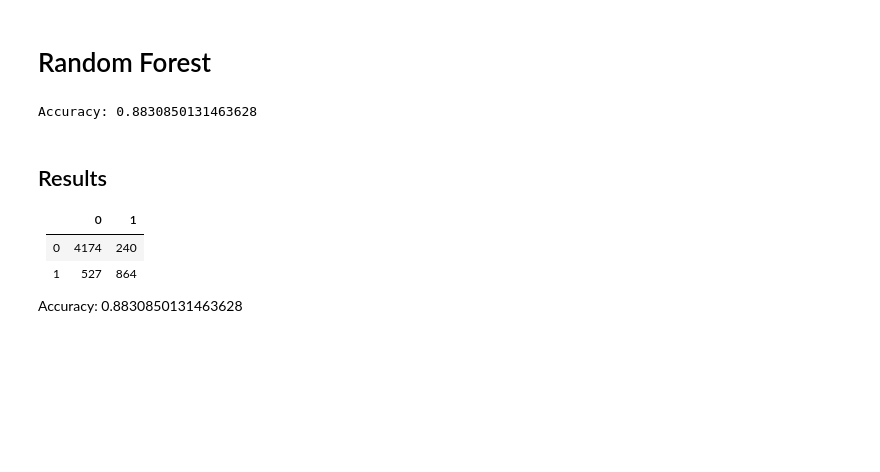
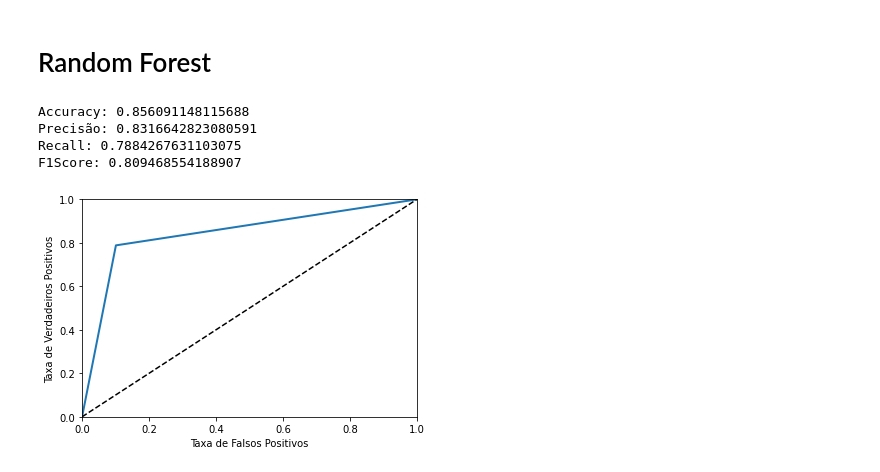
Before and after one commit to mrelero/machine-learning-anatel-database, a Jupyter notebook: primary-ml-techs.ipynb, the cells around one changed output. Saved outputs shown, nothing was run; the diff lists cells and outputs as text; code cells hidden in the pictures; blank space fills up the shorter version.

```diff
--- a/primary-ml-techs.ipynb
+++ b/primary-ml-techs.ipynb
@@ -162,22 +314,27 @@ Accuracy: 0.8304995617879053
 # %%
 from sklearn.ensemble import RandomForestClassifier
 
 Rand_Forest_Class = RandomForestClassifier()
 
 Rand_Forest_Class.fit(X_train, y_train)
 
 y_pred = Rand_Forest_Class.predict(X_test)
 
 print("Accuracy:",metrics.accuracy_score(y_test, y_pred))
 cmRF = confusion_matrix(y_test, y_pred)
+
+
+pRF = precision_score(y_test,y_pred)
+rRF = recall_score(y_test,y_pred)
+F1RF = f1_score(y_test, y_pred)
+print("Precisão:", pRF)
+print("Recall:", rRF)
+print("F1Score:", F1RF)
+fprRF, tprRF, threshold_RF = roc_curve(y_test,y_pred)
+plot_roc_curve(fprRF,tprRF)
 # %% [output]
-Accuracy: 0.8830850131463628
+Accuracy: 0.856091148115688
+Precisão: 0.8316642823080591
+Recall: 0.7884267631103075
+F1Score: 0.809468554188907
+[figure, added]
-# %% [markdown]
-## Results
-
-|          |     0       |     1      |
-|----------|-------------|------------|
-|     0    |     4174    |     240    |
-|     1    |     527     |     864    |
-
-Accuracy: 0.8830850131463628
```
Also changed, not shown: parts of 15 cells of this notebook.
